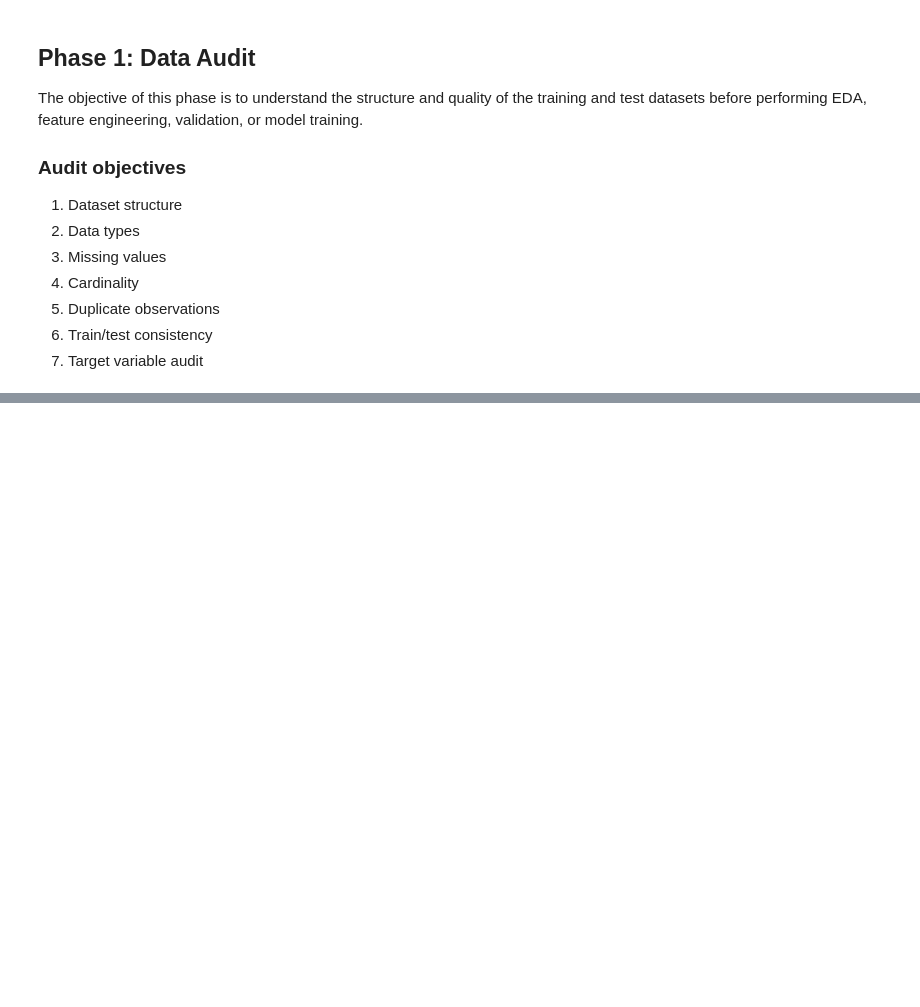
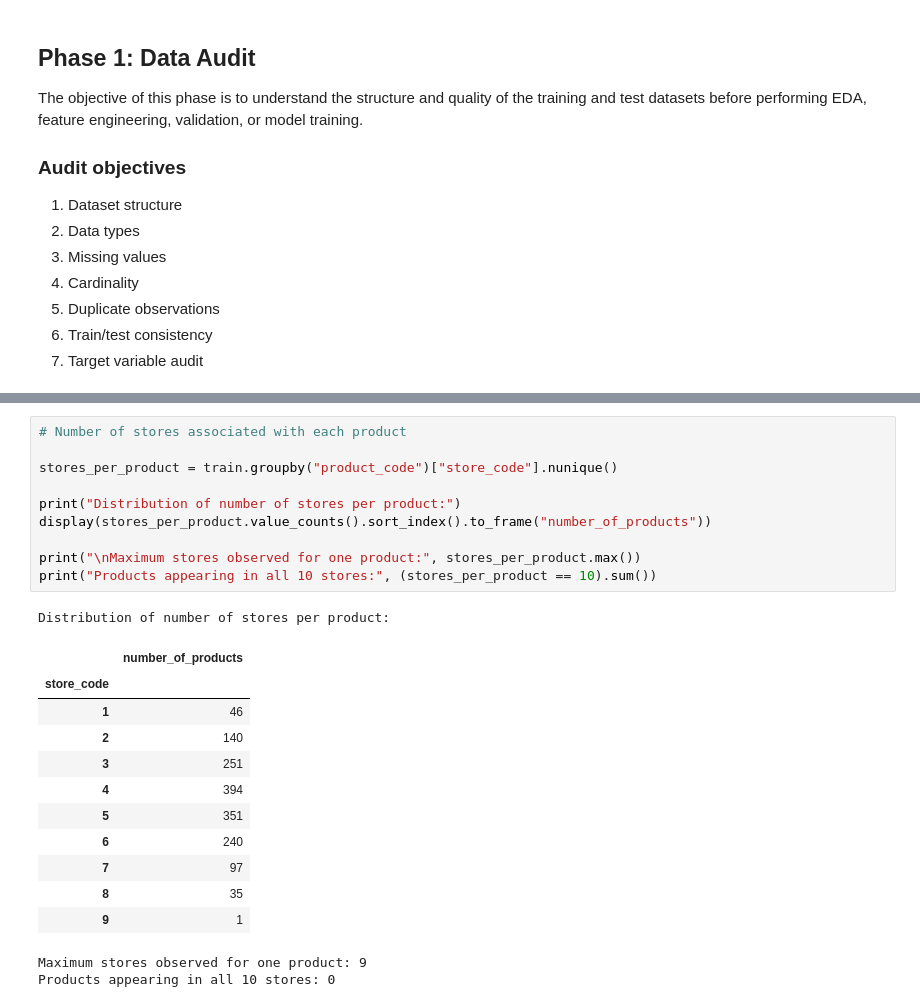
Before and after one commit to Successdada/DSN-26, a Jupyter notebook: Notebooks/data_audit.ipynb, the cells around one changed output, grey strips where cells are left out. Saved outputs shown, nothing was run; the diff lists cells and outputs as text; blank space fills up the shorter version.

```diff
--- a/Notebooks/data_audit.ipynb
+++ b/Notebooks/data_audit.ipynb
@@ -345 +463,26 @@ Dataset Contract Passed.
+# %%
+# Number of stores associated with each product
+
+stores_per_product = train.groupby("product_code")["store_code"].nunique()
+
+print("Distribution of number of stores per product:")
+display(stores_per_product.value_counts().sort_index().to_frame("number_of_products"))
+
+print("\nMaximum stores observed for one product:", stores_per_product.max())
+print("Products appearing in all 10 stores:", (stores_per_product == 10).sum())
+# %% [output]
+Distribution of number of stores per product:
+|  | number_of_products |
+| store_code |  |
+| 1 | 46 |
+| 2 | 140 |
+| 3 | 251 |
+| 4 | 394 |
+| 5 | 351 |
+| 6 | 240 |
+| 7 | 97 |
+| 8 | 35 |
+| 9 | 1 |
+Maximum stores observed for one product: 9
+Products appearing in all 10 stores: 0
 # %% [markdown]
```
Also changed, not shown: parts of 21 cells of this notebook.
